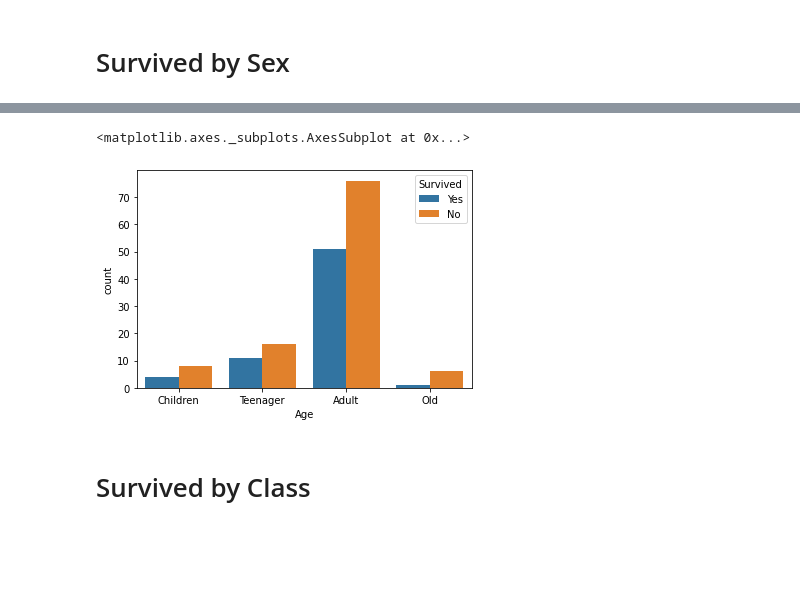
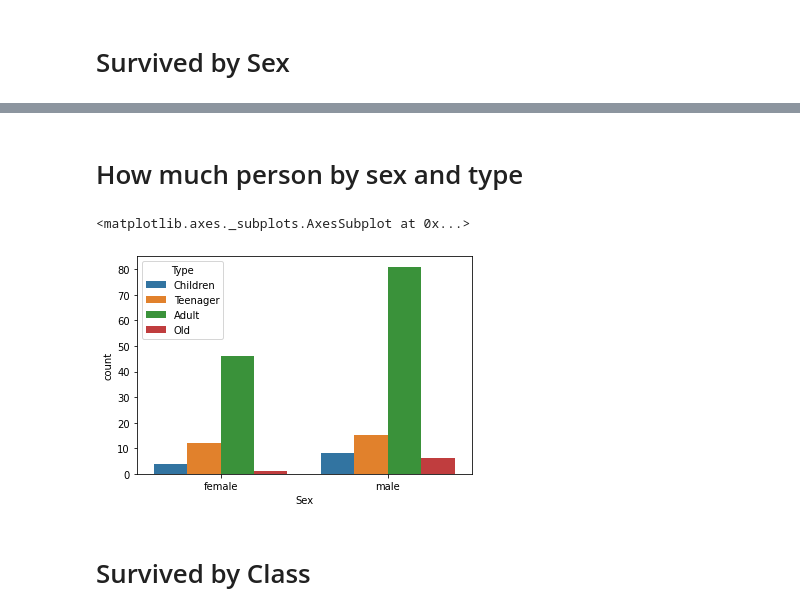
Before and after one commit to Hir4/ml-titanic, a Jupyter notebook: titanic.ipynb, the cells around one changed output, grey strips where cells are left out. Saved outputs shown, nothing was run; the diff lists cells and outputs as text; code cells hidden in the pictures; blank space fills up the shorter version.

```diff
--- a/titanic.ipynb
+++ b/titanic.ipynb
@@ -127,9 +140,6 @@ sns.barplot(data=df_percentual_to_survive, x="Type", y="Percentage")
+# %% [markdown]
+# How much person by sex and type
 # %%
-childrens_list = childrens_alive + childrens_dead
-teenager_list = teenagers_alive + teenagers_dead
-adult_list = adults_alive + adults_dead
-old_list = old_alive + old_dead
-
 percentage_sex_frames = [pd.DataFrame(childrens_list, columns=["Age", "Sex", "Survived"]), pd.DataFrame(teenager_list, columns=["Age", "Sex", "Survived"]), pd.DataFrame(adult_list, columns=["Age", "Sex", "Survived"]), pd.DataFrame(old_list, columns=["Age", "Sex", "Survived"])]
 df_percentage_sex = pd.concat(percentage_sex_frames, axis=0)
 
@@ -144,12 +154,12 @@ for age in df_percentage_sex["Age"]:
   elif age > 60:
     new_age_column.append("Old")
 
-df_percentage_sex["Age"] = new_age_column
+df_percentage_sex["Type"] = new_age_column
 # %%
-sns.countplot(data=df_percentage_sex, x="Age", hue="Survived")
+sns.countplot(data=df_percentage_sex, x="Sex", hue="Type")
 # %% [output]
 <matplotlib.axes._subplots.AxesSubplot at 0x...>
-[figure, old version]
+[figure, new version]
 # %% [markdown]
 # Survived by Class
 # %%
```
Also changed, not shown: parts of 2 cells of this notebook.
